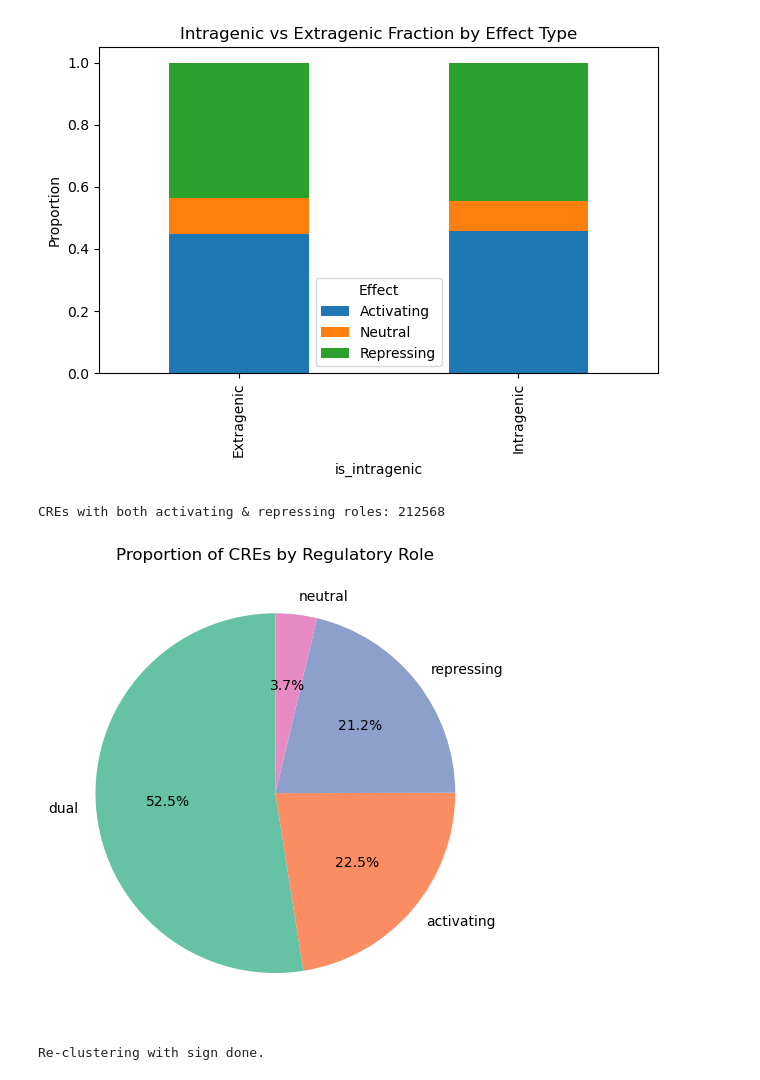
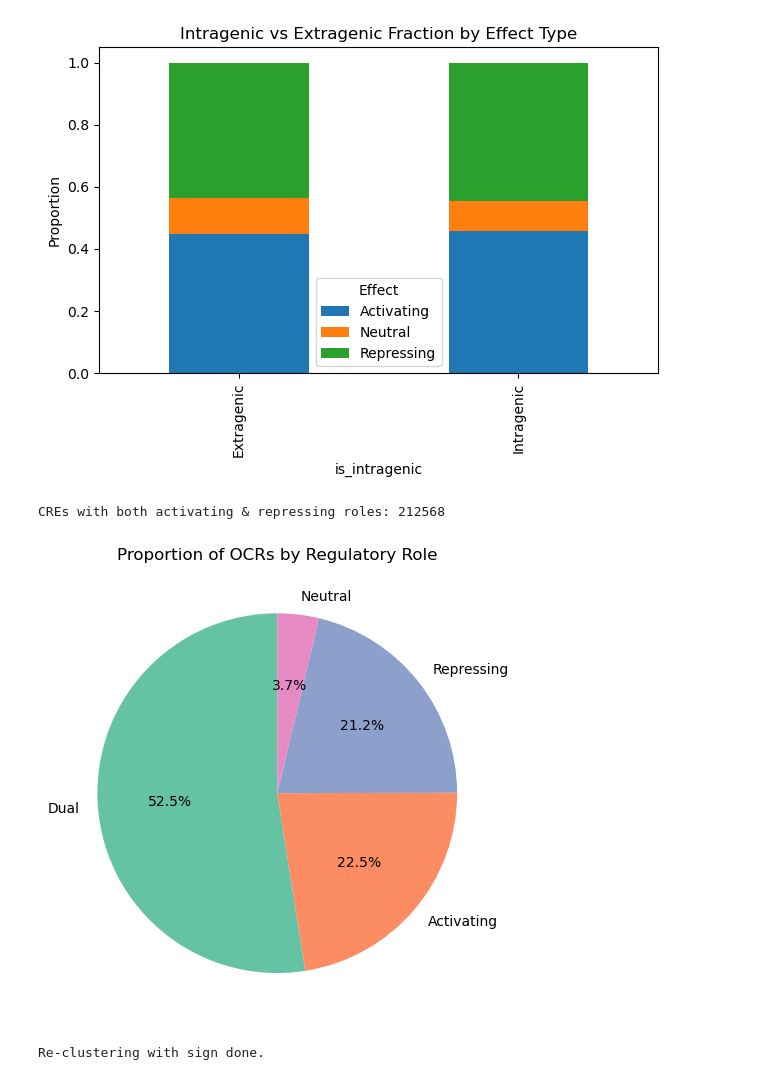
Before and after one commit to Topic2-Gene-Regulation-Immune-Cells/ILC-cells-Team4, a Jupyter notebook: 09_regression_analysis.ipynb, the cells around one changed output. Saved outputs shown, nothing was run; the diff lists cells and outputs as text; code cells hidden in the pictures.

Commit message:
pie chart for promoter regulation

```diff
--- a/09_regression_analysis.ipynb
+++ b/09_regression_analysis.ipynb
@@ -384,25 +419,26 @@ plt.show()
 # %%
 # h) CREs with dual roles
 dual = regdf.groupby("id")["effect"].nunique().gt(1).sum()
 print(f"CREs with both activating & repressing roles: {dual}")
 
 # Count CREs by effect type: dual, activating-only, repressing-only, neutral-only, etc.
 effect_counts = regdf.groupby("id")["effect"].agg(lambda x: set(x)).value_counts()
 single_counts = regdf.groupby("id")["effect"].agg(lambda x: list(set(x))[0] if len(set(x)) == 1 else "dual").value_counts()
 
 # Prepare data for plotting
-labels = single_counts.index
+#labels = [single_counts.index]
+labels = ["Dual", "Activating", "Repressing", "Neutral"]
 sizes = single_counts.values / single_counts.values.sum()
 
 plt.figure(figsize=(6, 5))
 plt.pie(sizes, labels=labels, autopct='%1.1f%%', startangle=90, colors=sns.color_palette("Set2", len(labels)))
-plt.title("Proportion of CREs by Regulatory Role")
+plt.title("Proportion of OCRs by Regulatory Role")
 plt.tight_layout()
 plt.savefig(os.path.join(PLOTS_DIR, "cre_regulatory_roles_pie_chart.png"))
 plt.show()
 # %% [output]
 CREs with both activating & repressing roles: 212568
-[figure, old version]
+[figure, new version]
 # %%
 # i) Re-cluster with directionality
 pe_list = regdf.sample(frac=0.001, random_state=42)["id"].unique()
```
Also changed, not shown: parts of 3 cells of this notebook, 2 other files.
